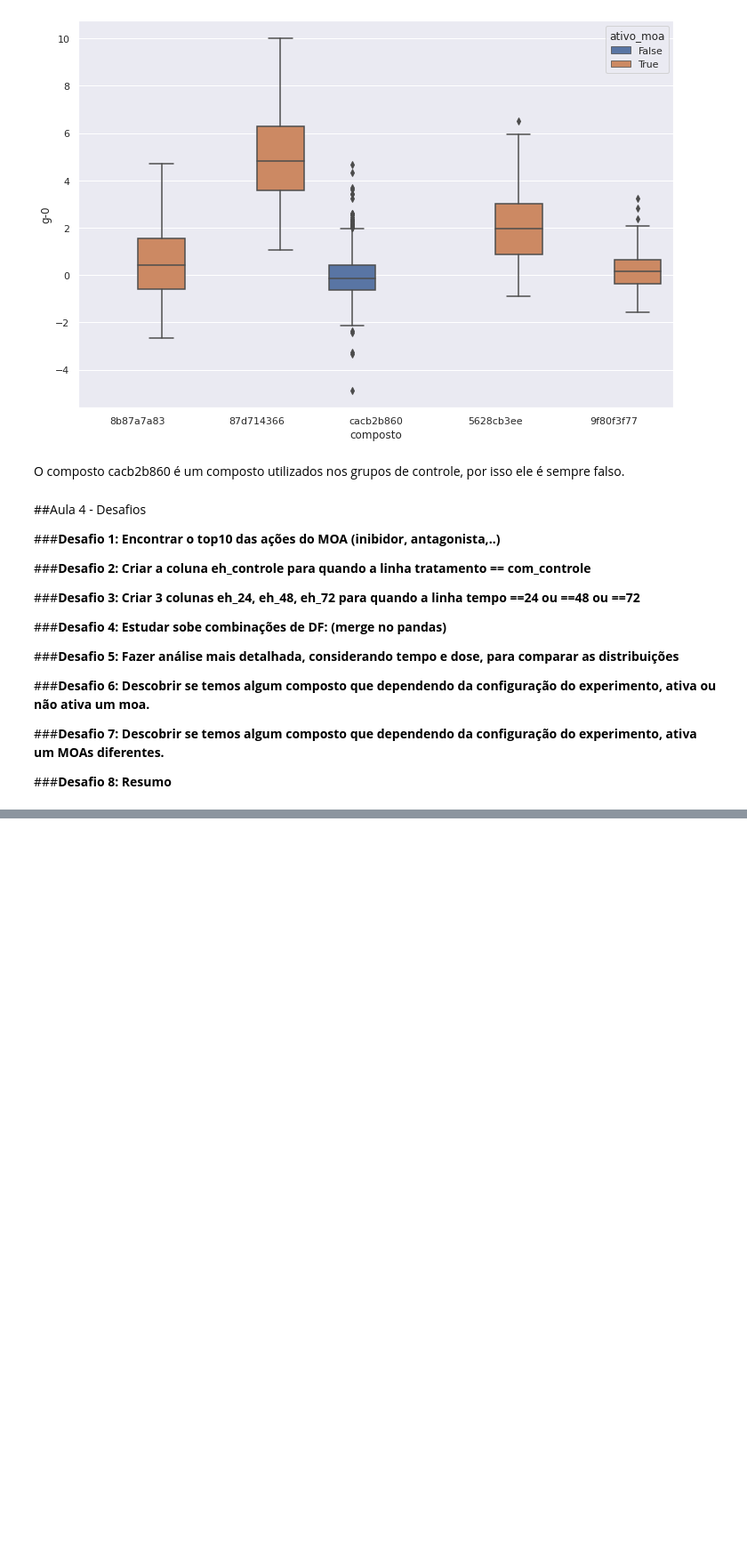
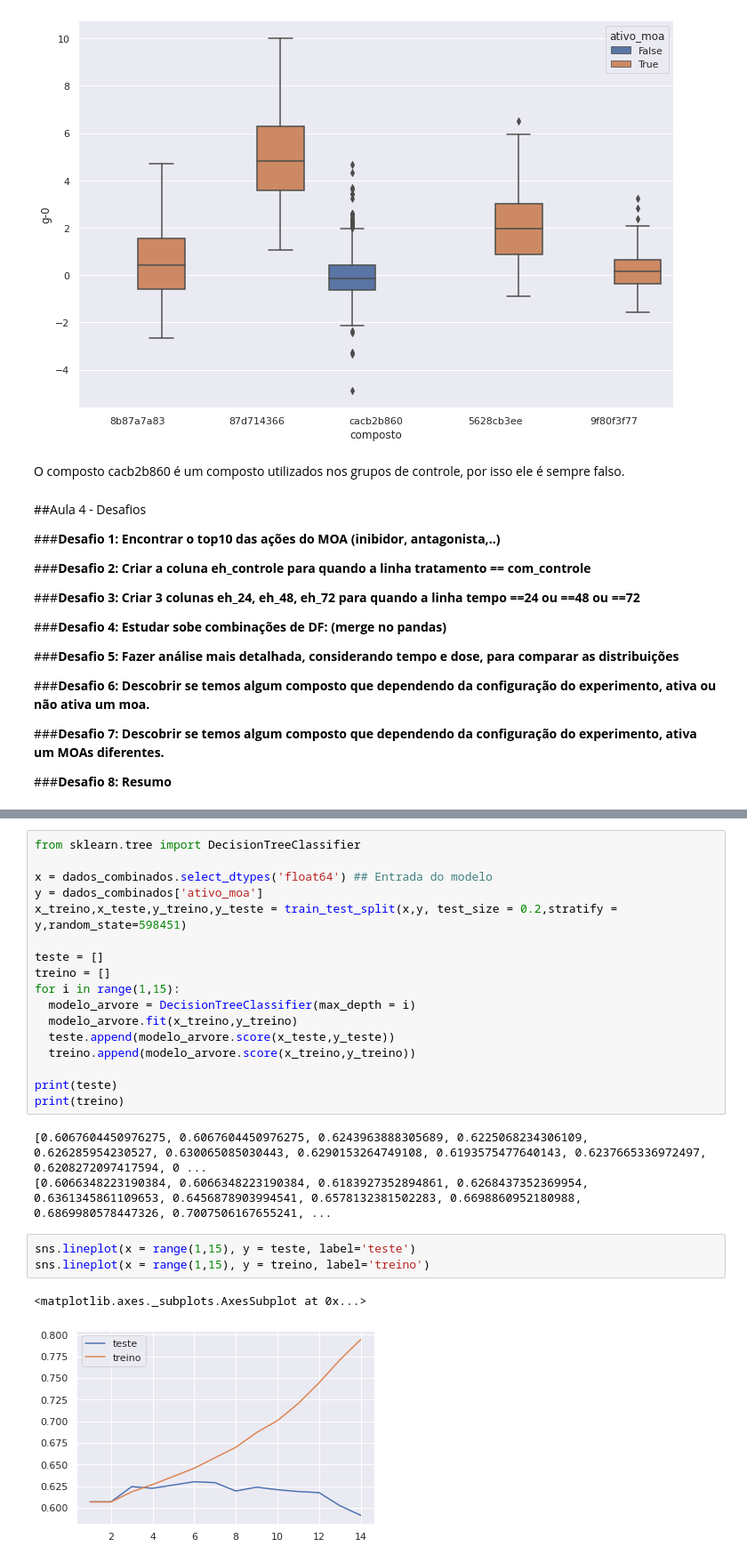
Before and after one commit to Ni-cole17/Imersao-DataScienceAlura, a Jupyter notebook: Aula1_Caderno_Alura.ipynb, the cells around one changed output, grey strips where cells are left out. Shown at 89% size. Drawn from its saved outputs; the diff is of its cells as text; blank space fills up the shorter version.

```diff
--- a/Aula1_Caderno_Alura.ipynb
+++ b/Aula1_Caderno_Alura.ipynb
@@ -734,0 +778,26 @@ O composto cacb2b860 é um composto utilizados nos grupos de controle, por isso
+# %%
+from sklearn.tree import DecisionTreeClassifier
+
+x = dados_combinados.select_dtypes('float64') ## Entrada do modelo
+y = dados_combinados['ativo_moa']
+x_treino,x_teste,y_treino,y_teste = train_test_split(x,y, test_size = 0.2,stratify = y,random_state=598451)
+
+teste = []
+treino = []
+for i in range(1,15):
+  modelo_arvore = DecisionTreeClassifier(max_depth = i)
+  modelo_arvore.fit(x_treino,y_treino)
+  teste.append(modelo_arvore.score(x_teste,y_teste))
+  treino.append(modelo_arvore.score(x_treino,y_treino))
+
+print(teste)
+print(treino)
+# %% [output]
+[0.6067604450976275, 0.6067604450976275, 0.6243963888305689, 0.6225068234306109, 0.626285954230527, 0.630065085030443, 0.6290153264749108, 0.6193575477640143, 0.6237665336972497, 0.6208272097417594, 0 ...
+[0.6066348223190384, 0.6066348223190384, 0.6183927352894861, 0.6268437352369954, 0.6361345861109653, 0.6456878903994541, 0.6578132381502283, 0.6698860952180988, 0.6869980578447326, 0.7007506167655241, ...
+# %%
+sns.lineplot(x = range(1,15), y = teste, label='teste')
+sns.lineplot(x = range(1,15), y = treino, label='treino')
+# %% [output]
+<matplotlib.axes._subplots.AxesSubplot at 0x...>
+[figure, added]
```
Also changed, not shown: parts of 11 cells of this notebook.
